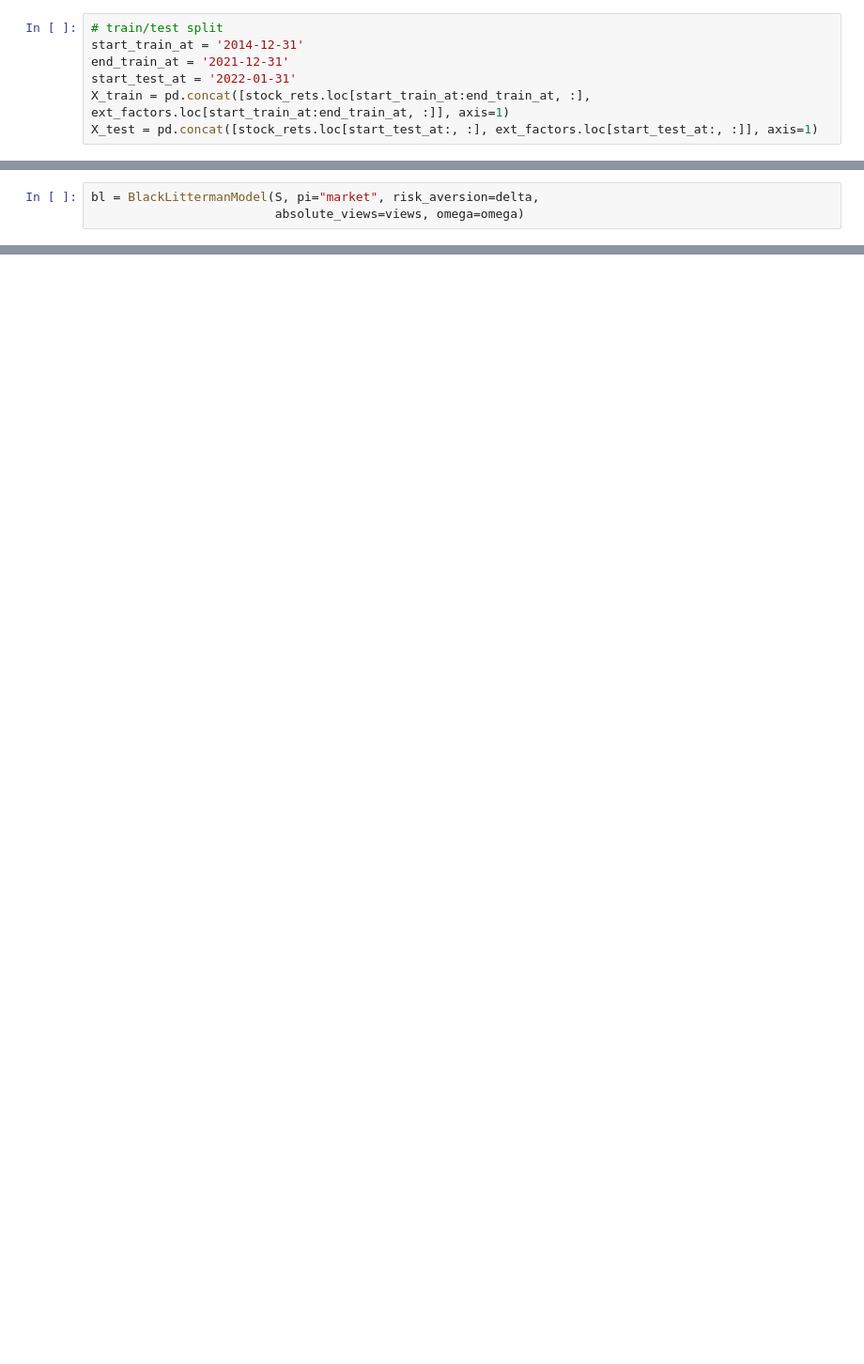
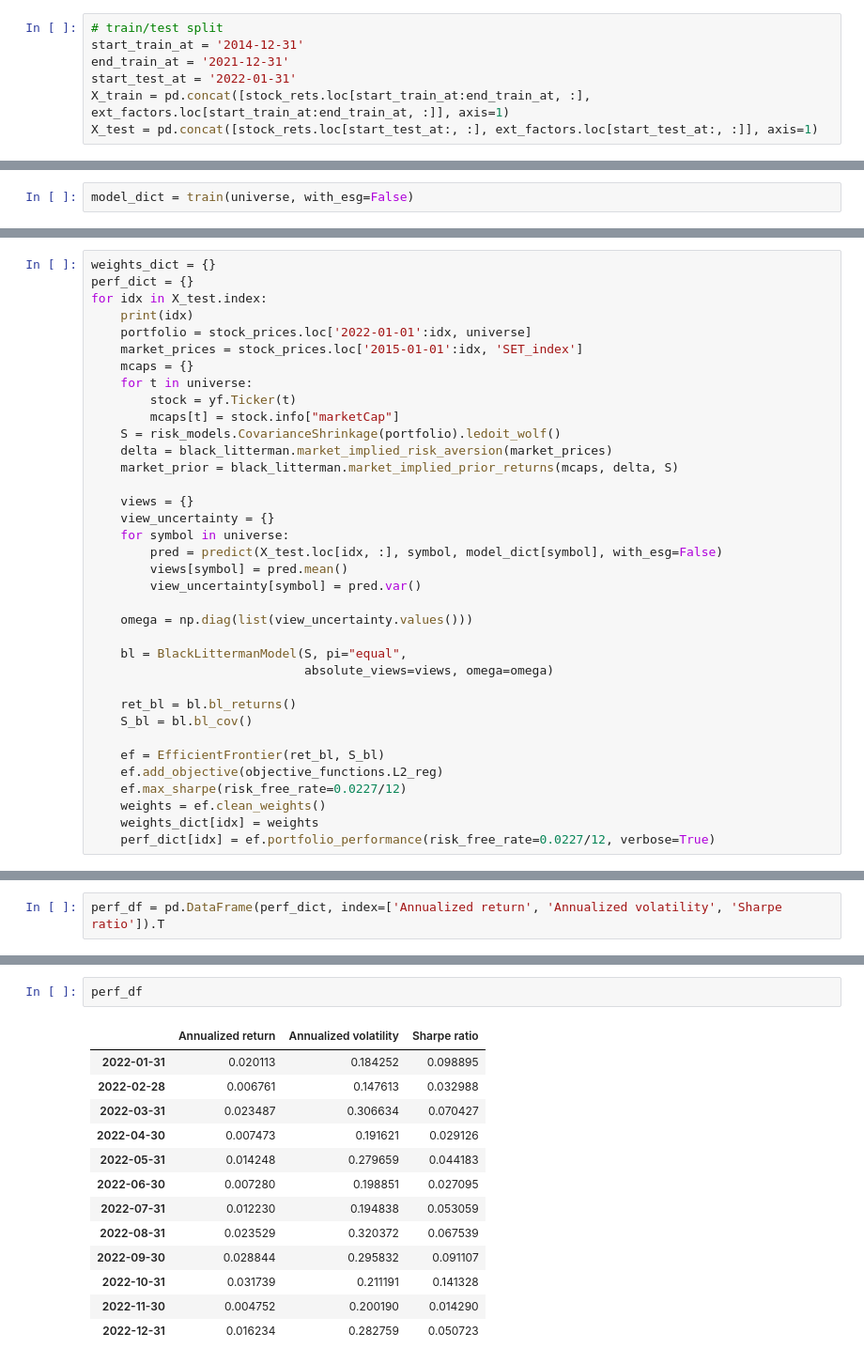
Before and after one commit to Eakkarat-Patt/qc-lseg-hackathon-2024, a Jupyter notebook: main.ipynb, the cells around one changed output, grey strips where cells are left out. Shown at 94% size. Cells and saved outputs as stored; diff of their text form; blank space fills up the shorter version.

```diff
--- a/main.ipynb
+++ b/main.ipynb
@@ -309,3 +101,0 @@ array([[0.00061445, 0.        , 0.        , 0.        , 0.        ,
-# %%
-bl = BlackLittermanModel(S, pi="market", risk_aversion=delta,
-                         absolute_views=views, omega=omega)
@@ -403,0 +102,2 @@ for month in []
+# %%
+model_dict = train(universe, with_esg=False)
@@ -403,0 +146,36 @@ for month in []
+# %%
+weights_dict = {}
+perf_dict = {}
+for idx in X_test.index:
+    print(idx)
+    portfolio = stock_prices.loc['2022-01-01':idx, universe]
+    market_prices = stock_prices.loc['2015-01-01':idx, 'SET_index']
+    mcaps = {}
+    for t in universe:
+        stock = yf.Ticker(t)
+        mcaps[t] = stock.info["marketCap"]
+    S = risk_models.CovarianceShrinkage(portfolio).ledoit_wolf()
+    delta = black_litterman.market_implied_risk_aversion(market_prices)
+    market_prior = black_litterman.market_implied_prior_returns(mcaps, delta, S)
+
+    views = {}
+    view_uncertainty = {}
+    for symbol in universe:
+        pred = predict(X_test.loc[idx, :], symbol, model_dict[symbol], with_esg=False)
+        views[symbol] = pred.mean()
+        view_uncertainty[symbol] = pred.var()
+
+    omega = np.diag(list(view_uncertainty.values()))
+
+    bl = BlackLittermanModel(S, pi="equal",
+                             absolute_views=views, omega=omega)
+
+    ret_bl = bl.bl_returns()
+    S_bl = bl.bl_cov()
+
+    ef = EfficientFrontier(ret_bl, S_bl)
+    ef.add_objective(objective_functions.L2_reg)
+    ef.max_sharpe(risk_free_rate=0.0227/12)
+    weights = ef.clean_weights()
+    weights_dict[idx] = weights
+    perf_dict[idx] = ef.portfolio_performance(risk_free_rate=0.0227/12, verbose=True)
@@ -403,0 +246,2 @@ for month in []
+# %%
+perf_df = pd.DataFrame(perf_dict, index=['Annualized return', 'Annualized volatility', 'Sharpe ratio']).T
@@ -403,0 +252,16 @@ for month in []
+# %%
+perf_df
+# %% [output]
+|  | Annualized return | Annualized volatility | Sharpe ratio |
+| 2022-01-31 | 0.020113 | 0.184252 | 0.098895 |
+| 2022-02-28 | 0.006761 | 0.147613 | 0.032988 |
+| 2022-03-31 | 0.023487 | 0.306634 | 0.070427 |
+| 2022-04-30 | 0.007473 | 0.191621 | 0.029126 |
+| 2022-05-31 | 0.014248 | 0.279659 | 0.044183 |
+| 2022-06-30 | 0.007280 | 0.198851 | 0.027095 |
+| 2022-07-31 | 0.012230 | 0.194838 | 0.053059 |
+| 2022-08-31 | 0.023529 | 0.320372 | 0.067539 |
+| 2022-09-30 | 0.028844 | 0.295832 | 0.091107 |
+| 2022-10-31 | 0.031739 | 0.211191 | 0.141328 |
+| 2022-11-30 | 0.004752 | 0.200190 | 0.014290 |
+| 2022-12-31 | 0.016234 | 0.282759 | 0.050723 |
```
Also changed, not shown: parts of 32 cells of this notebook, 3 other files.
